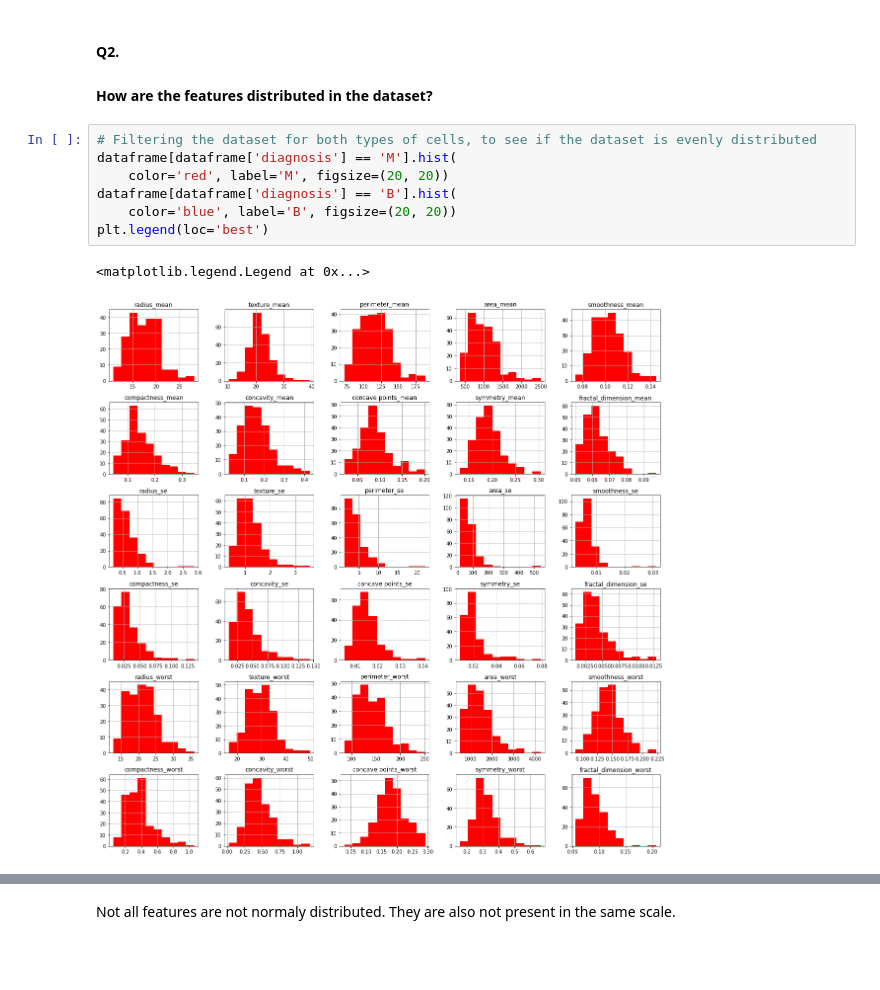
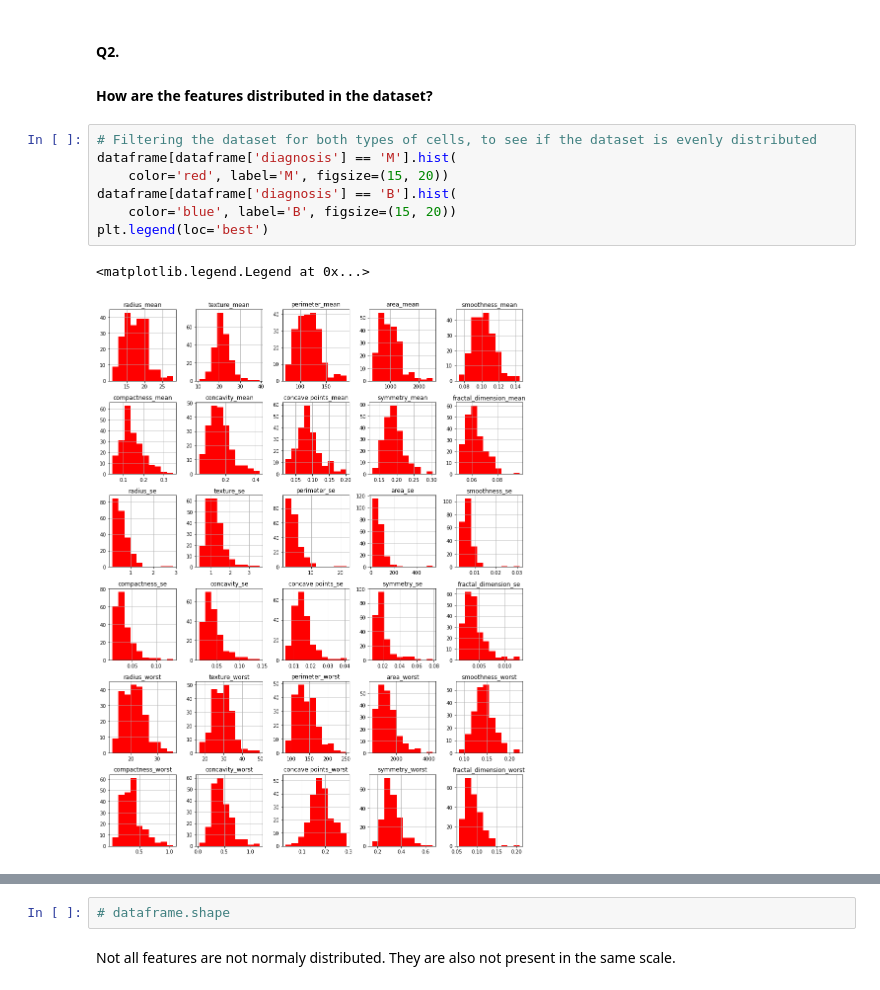
Before and after one commit to shubhisaxena1202/udacity-nanodegree-projects, a Jupyter notebook: Project 1/Breast_Cancer.ipynb, the cells around one changed output, grey strips where cells are left out. Cells and saved outputs as stored; diff of their text form; blank space fills up the shorter version.

```diff
--- a/Project 1/Breast_Cancer.ipynb
+++ b/Project 1/Breast_Cancer.ipynb
@@ -142,10 +142,10 @@ b. There is a strong overlap between the symmetry of both types of cells, hence
 # %%
 # Filtering the dataset for both types of cells, to see if the dataset is evenly distributed
 dataframe[dataframe['diagnosis'] == 'M'].hist(
-    color='red', label='M', figsize=(20, 20))
+    color='red', label='M', figsize=(15, 20))
 dataframe[dataframe['diagnosis'] == 'B'].hist(
-    color='blue', label='B', figsize=(20, 20))
+    color='blue', label='B', figsize=(15, 20))
 plt.legend(loc='best')
 # %% [output]
 <matplotlib.legend.Legend at 0x...>
-[figure, old version]
+[figure, new version]
@@ -153,3 +153,5 @@ plt.legend(loc='best')
+# %%
+# dataframe.shape
 # %% [markdown]
 Not all features are not normaly distributed. They are also not present in the same scale.
 # %% [markdown]
```
Also changed, not shown: parts of 5 cells of this notebook, 1 other file.
